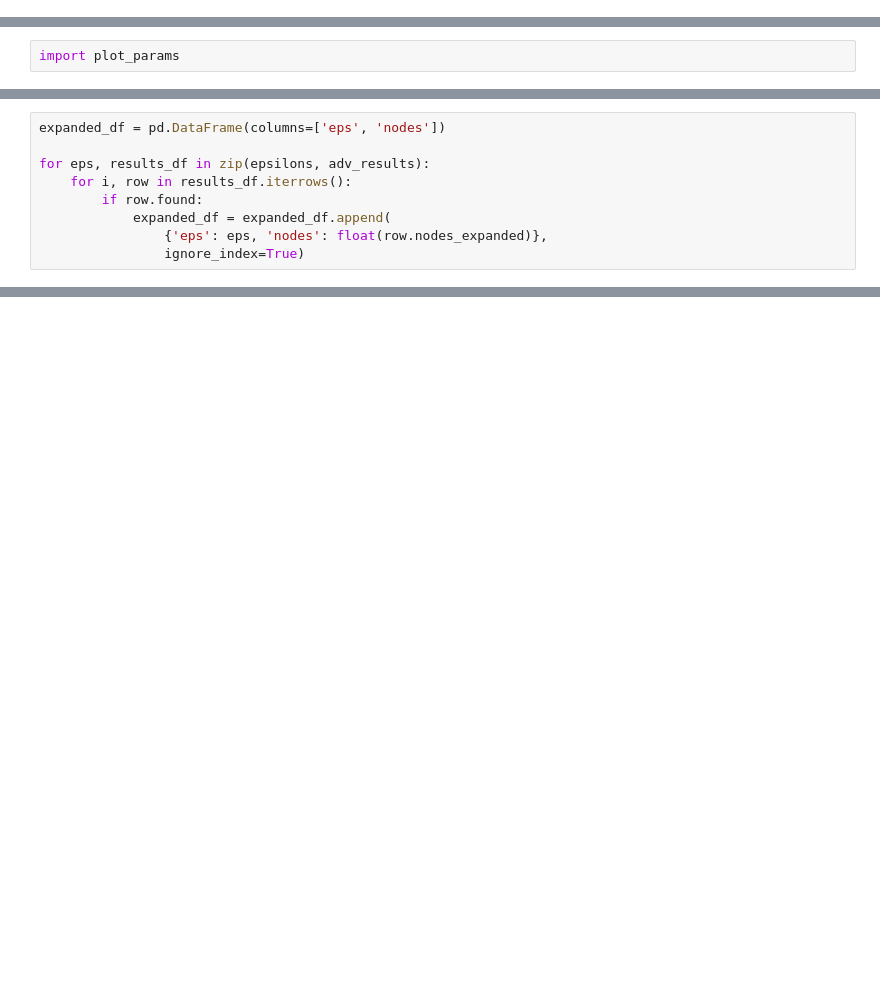
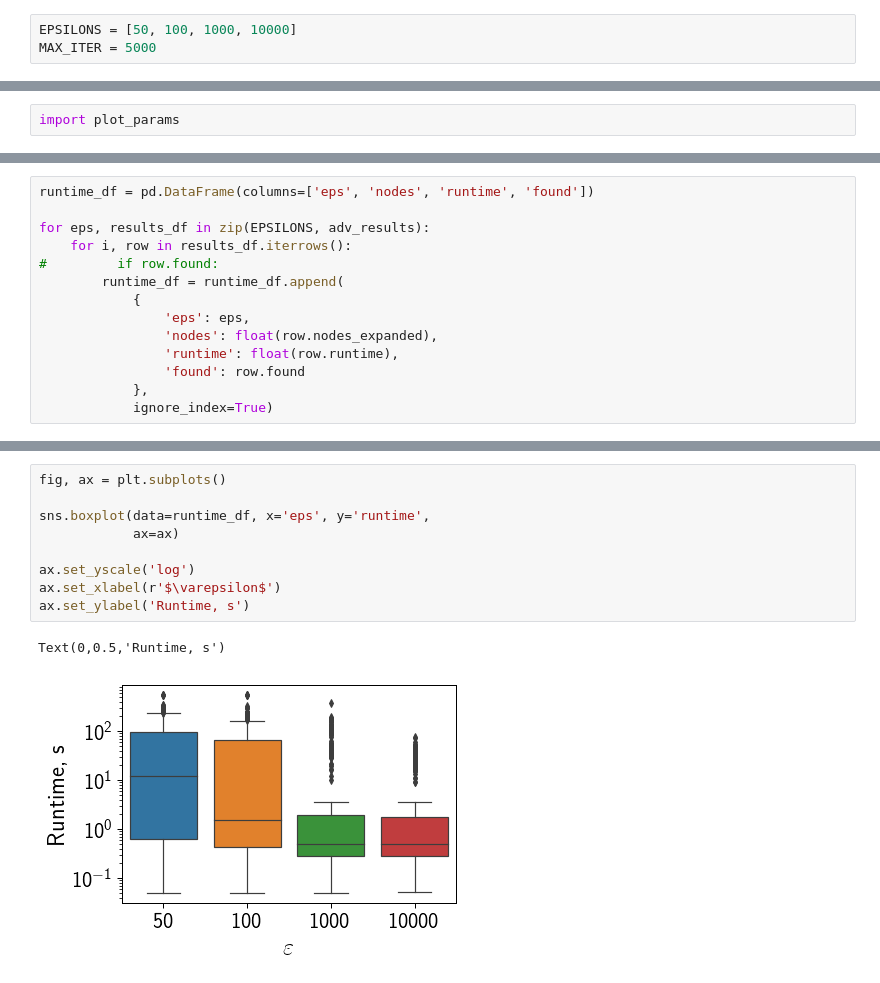
Before and after one commit to spring-epfl/trickster, a Jupyter notebook: notebooks/wfp_full_experiment.ipynb, the cells around one changed output, grey strips where cells are left out. Drawn from its saved outputs; the diff is of its cells as text; blank space fills up the shorter version.

```diff
--- a/notebooks/wfp_full_experiment.ipynb
+++ b/notebooks/wfp_full_experiment.ipynb
@@ -3,0 +1,3 @@ MAX_ITER = 7000
+# %%
+EPSILONS = [50, 100, 1000, 10000]
+MAX_ITER = 5000
@@ -31,9 +164,14 @@ adv_results = [pickle.load(open(filename, 'rb')) for filename in results_pickle_
 # %%
-expanded_df = pd.DataFrame(columns=['eps', 'nodes'])
+runtime_df = pd.DataFrame(columns=['eps', 'nodes', 'runtime', 'found'])
 
-for eps, results_df in zip(epsilons, adv_results):
+for eps, results_df in zip(EPSILONS, adv_results):
     for i, row in results_df.iterrows():
-        if row.found:
-            expanded_df = expanded_df.append(
-                {'eps': eps, 'nodes': float(row.nodes_expanded)},
-                ignore_index=True)
+#         if row.found:
+        runtime_df = runtime_df.append(
+            {
+                'eps': eps,
+                'nodes': float(row.nodes_expanded),
+                'runtime': float(row.runtime),
+                'found': row.found
+            },
+            ignore_index=True)
@@ -58,0 +178,12 @@ Text(0,0.5,'Attack success')
+# %%
+fig, ax = plt.subplots()
+
+sns.boxplot(data=runtime_df, x='eps', y='runtime',
+            ax=ax)
+
+ax.set_yscale('log')
+ax.set_xlabel(r'$\varepsilon$')
+ax.set_ylabel('Runtime, s')
+# %% [output]
+Text(0,0.5,'Runtime, s')
+[figure, added]
```
Also changed, not shown: parts of 26 cells of this notebook.
